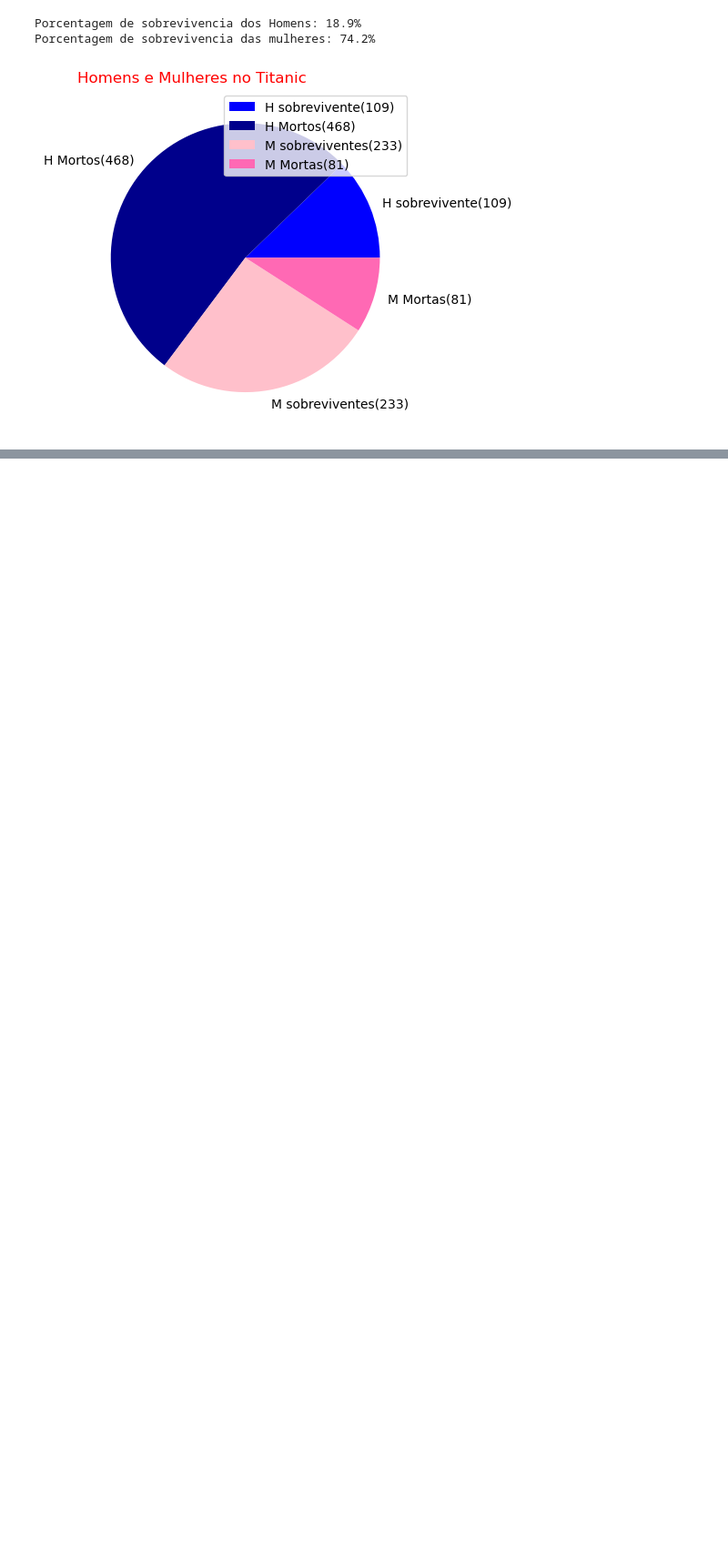
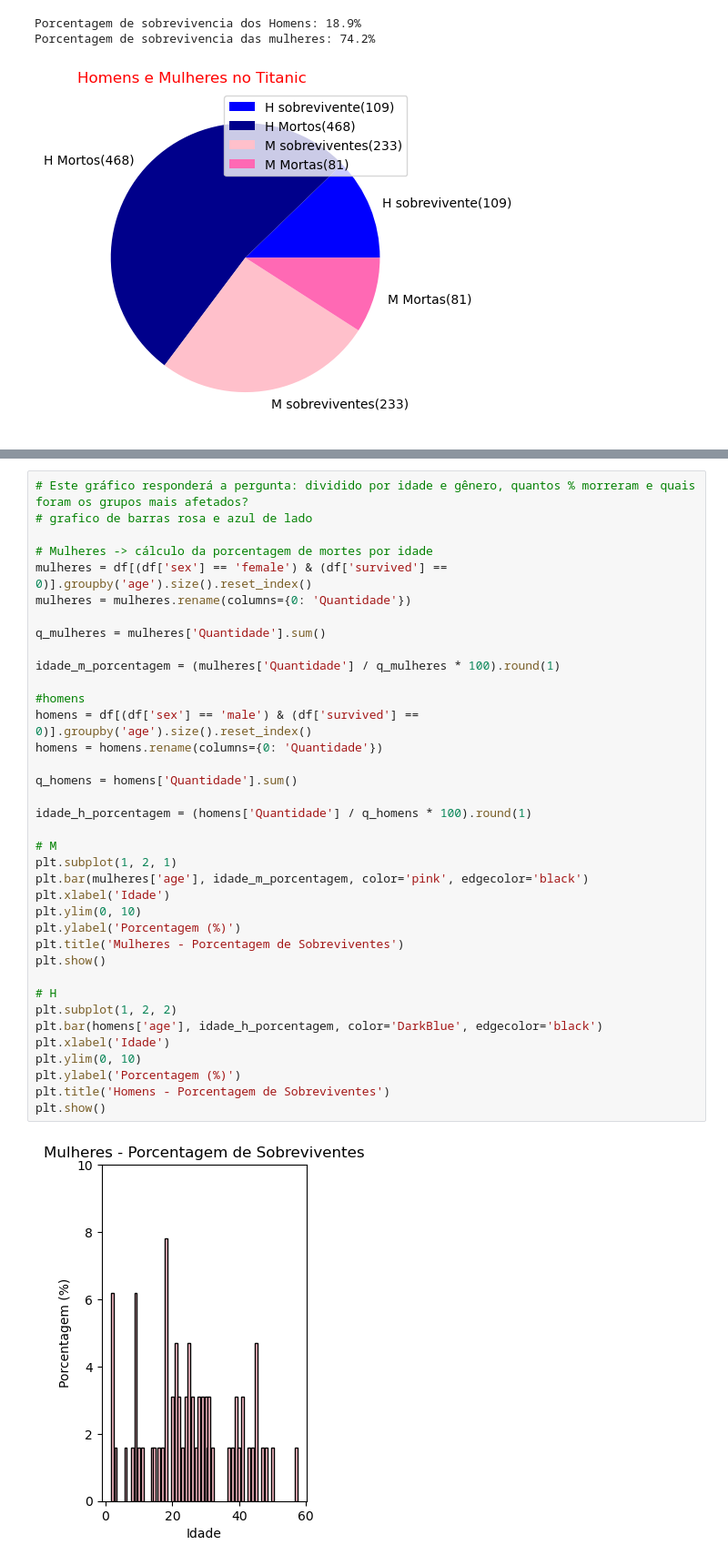
Before and after one commit to SavioCartaxo/Estudos_python, a Jupyter notebook: matplolib/pratica/03 titanic.ipynb, the cells around one changed output, grey strips where cells are left out. Shown: that part at 91% size. Saved outputs shown, nothing was run; the diff lists cells and outputs as text; blank space fills up the shorter version.

```diff
--- a/matplolib/pratica/03 titanic.ipynb
+++ b/matplolib/pratica/03 titanic.ipynb
@@ -153,2 +158,41 @@ Mesmo tendo o dobro de homens no navio, a quantidade de sobreviventes homens foi
  . Porcentagem de sobrevivencia dos Homens: 18.9%
  . Porcentagem de sobrevivencia das mulheres: 74.2%
+# %%
+# Este gráfico responderá a pergunta: dividido por idade e gênero, quantos % morreram e quais foram os grupos mais afetados?
+# grafico de barras rosa e azul de lado
+
+# Mulheres -> cálculo da porcentagem de mortes por idade
+mulheres = df[(df['sex'] == 'female') & (df['survived'] == 0)].groupby('age').size().reset_index()
+mulheres = mulheres.rename(columns={0: 'Quantidade'})
+
+q_mulheres = mulheres['Quantidade'].sum()
+
+idade_m_porcentagem = (mulheres['Quantidade'] / q_mulheres * 100).round(1)
+
+#homens
+homens = df[(df['sex'] == 'male') & (df['survived'] == 0)].groupby('age').size().reset_index()
+homens = homens.rename(columns={0: 'Quantidade'})
+
+q_homens = homens['Quantidade'].sum()
+
+idade_h_porcentagem = (homens['Quantidade'] / q_homens * 100).round(1)
+
+# M
+plt.subplot(1, 2, 1)
+plt.bar(mulheres['age'], idade_m_porcentagem, color='pink', edgecolor='black')
+plt.xlabel('Idade')
+plt.ylim(0, 10)
+plt.ylabel('Porcentagem (%)')
+plt.title('Mulheres - Porcentagem de Sobreviventes')
+plt.show()
+
+# H
+plt.subplot(1, 2, 2)
+plt.bar(homens['age'], idade_h_porcentagem, color='DarkBlue', edgecolor='black')
+plt.xlabel('Idade')
+plt.ylim(0, 10)
+plt.ylabel('Porcentagem (%)')
+plt.title('Homens - Porcentagem de Sobreviventes')
+plt.show()
+# %% [output]
+[figure, added]
```
Also changed, not shown: parts of 6 cells of this notebook, 1 other file.
